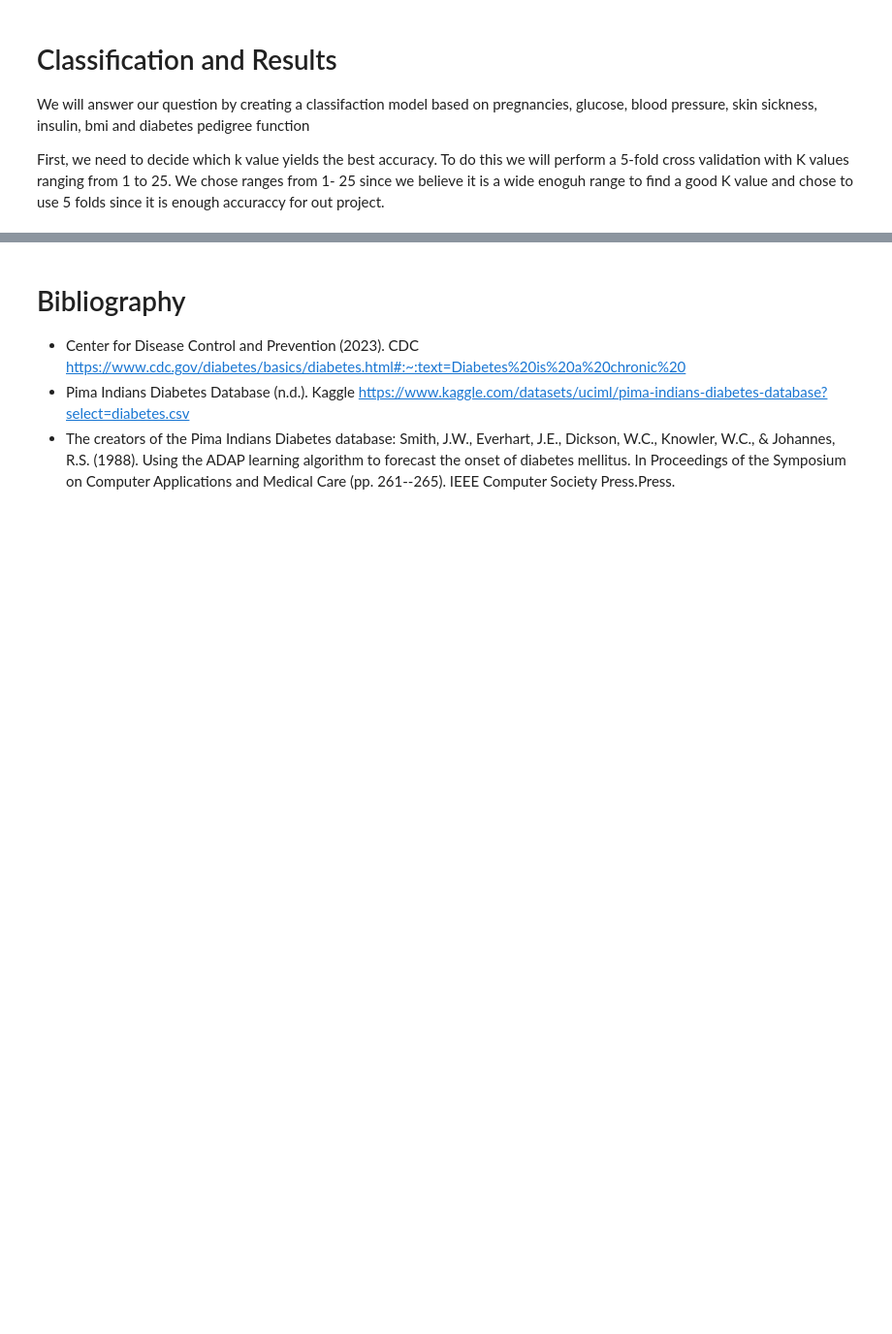
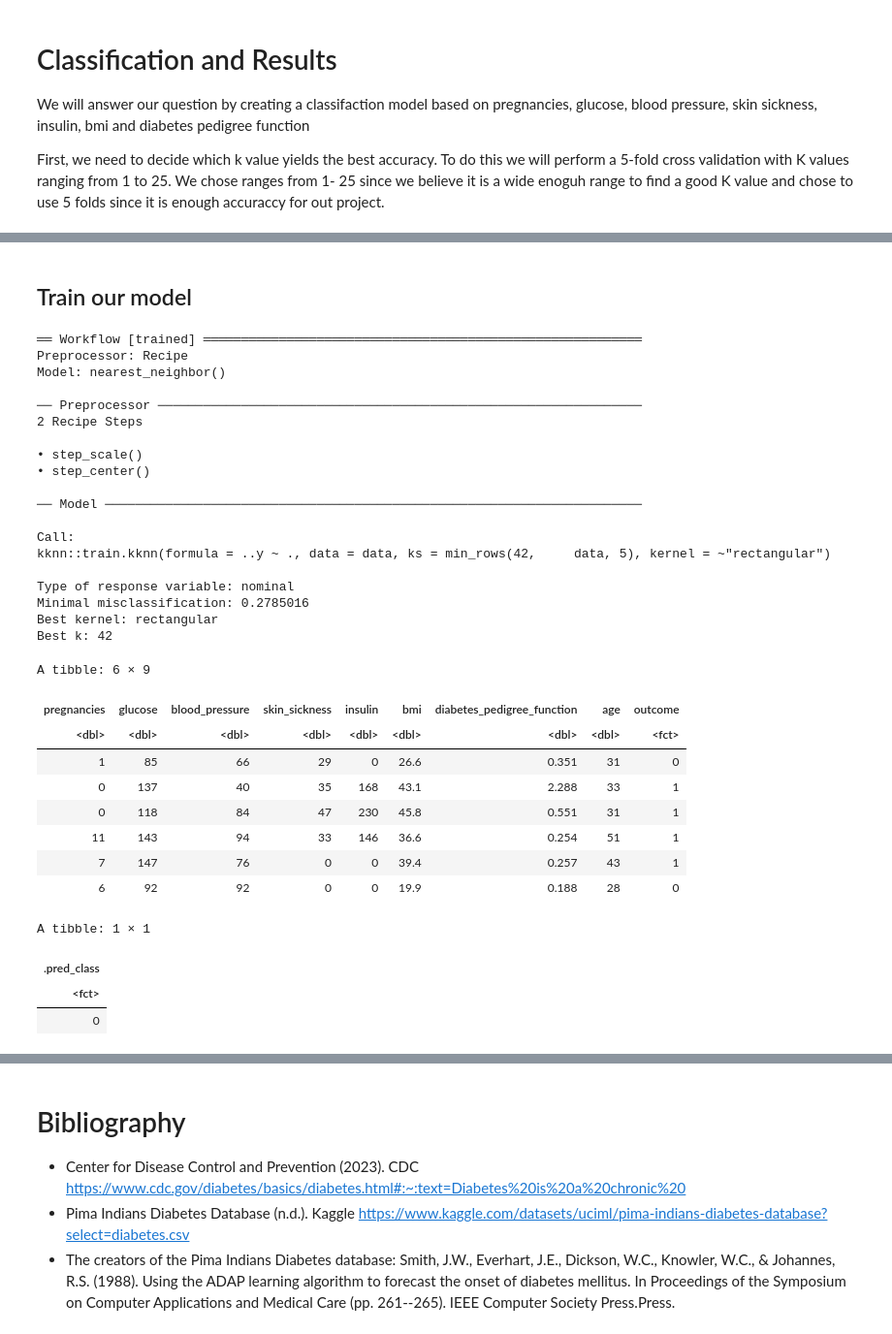
Before and after one commit to audrey-rw5683/dsci-100-2023w2-group-002-2, a Jupyter notebook: final_report.ipynb, the cells around one changed output, grey strips where cells are left out. Shown at 97% size. Drawn from its saved outputs; the diff is of its cells as text; code cells hidden in the pictures; blank space fills up the shorter version.

```diff
--- a/final_report.ipynb
+++ b/final_report.ipynb
@@ -281,0 +283,69 @@ From the graph we can see that k = 17/18 gets the best accuracy, so we will use
+# %% [markdown]
+## Train our model
+# %%
+#set the seed
+set.seed(2024)
+
+# create knn spec with k = 17
+knn_spec <- nearest_neighbor(weight_func = "rectangular", neighbors = 42) |>
+            set_engine("kknn") |>
+            set_mode("classification")
+
+knn_recipe <- recipe(outcome ~ ., data = diabetes_train) |>
+                        step_scale(all_predictors()) |>
+                        step_center(all_predictors())
+
+knn_fit <- workflow() |>
+                    add_recipe(knn_recipe) |>
+                    add_model(knn_spec) |>
+                    fit(data = diabetes_train)
+knn_fit
+
+test <- head(diabetes_test)
+test
+
+new_patient <- tibble(pregnancies = 1,
+                      glucose = 85,
+                     blood_pressure = 66,
+                     skin_sickness = 29,
+                     insulin= 0,
+                     bmi = 26.6,
+                     diabetes_pedigree_function = 0.351,
+                     age = 31)
+
+diabetes_predicted <- predict(knn_fit, new_patient)
+
+diabetes_predicted
+# %% [output]
+══ Workflow [trained] ══════════════════════════════════════════════════════════
+Preprocessor: Recipe
+Model: nearest_neighbor()
+
+── Preprocessor ────────────────────────────────────────────────────────────────
+2 Recipe Steps
+
+• step_scale()
+• step_center()
+
+── Model ───────────────────────────────────────────────────────────────────────
+
+Call:
+kknn::train.kknn(formula = ..y ~ ., data = data, ks = min_rows(42,     data, 5), kernel = ~"rectangular")
+
+Type of response variable: nominal
+Minimal misclassification: 0.2785016
+Best kernel: rectangular
+Best k: 42
+A tibble: 6 × 9
+| pregnancies | glucose | blood_pressure | skin_sickness | insulin | bmi | diabetes_pedigree_function | age | outcome |
+| <dbl> | <dbl> | <dbl> | <dbl> | <dbl> | <dbl> | <dbl> | <dbl> | <fct> |
+| 1 | 85 | 66 | 29 | 0 | 26.6 | 0.351 | 31 | 0 |
+| 0 | 137 | 40 | 35 | 168 | 43.1 | 2.288 | 33 | 1 |
+| 0 | 118 | 84 | 47 | 230 | 45.8 | 0.551 | 31 | 1 |
+| 11 | 143 | 94 | 33 | 146 | 36.6 | 0.254 | 51 | 1 |
+| 7 | 147 | 76 | 0 | 0 | 39.4 | 0.257 | 43 | 1 |
+| 6 | 92 | 92 | 0 | 0 | 19.9 | 0.188 | 28 | 0 |
+A tibble: 1 × 1
+| .pred_class |
+| <fct> |
+| 0 |
```
Also changed, not shown: parts of 16 cells of this notebook.
